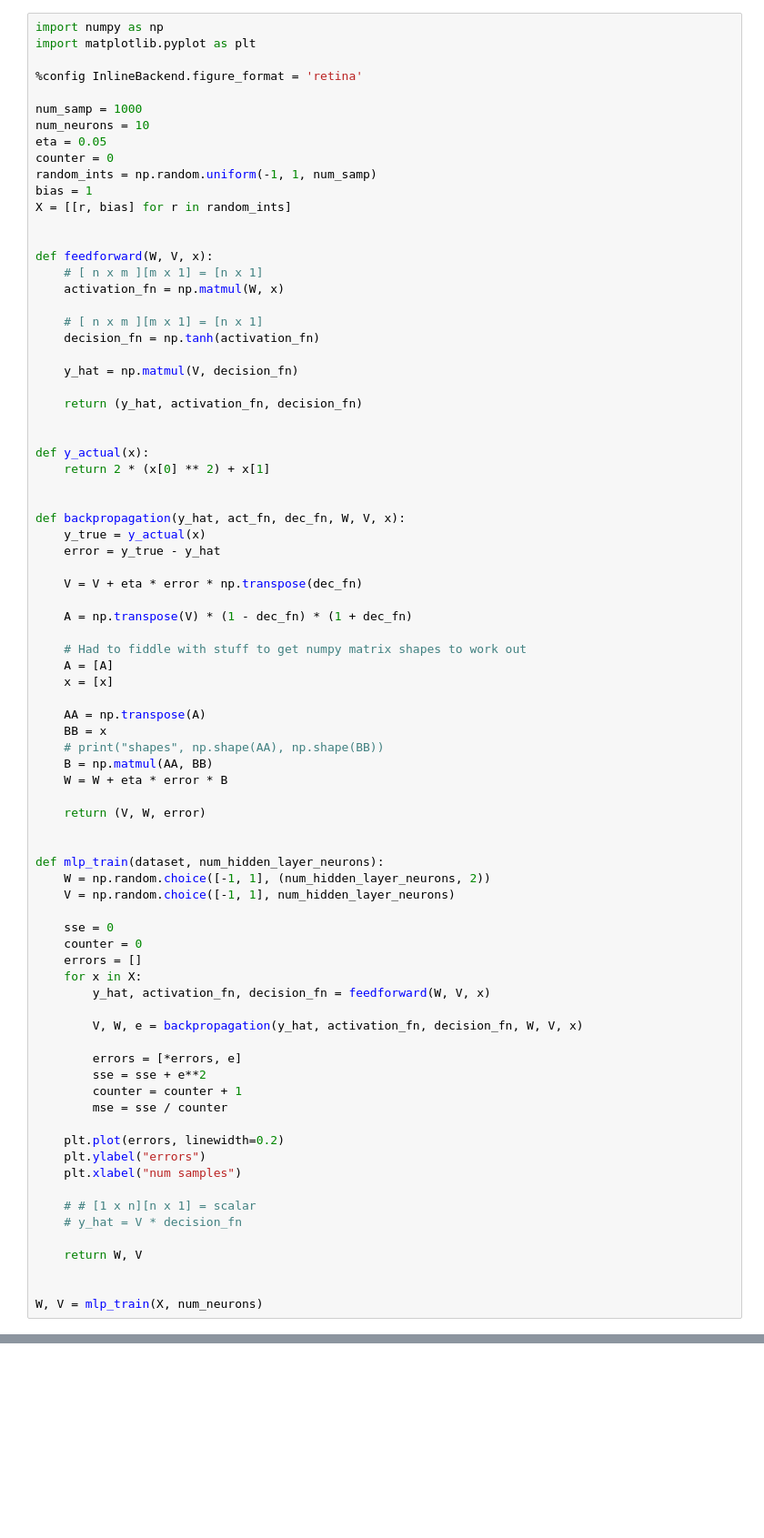
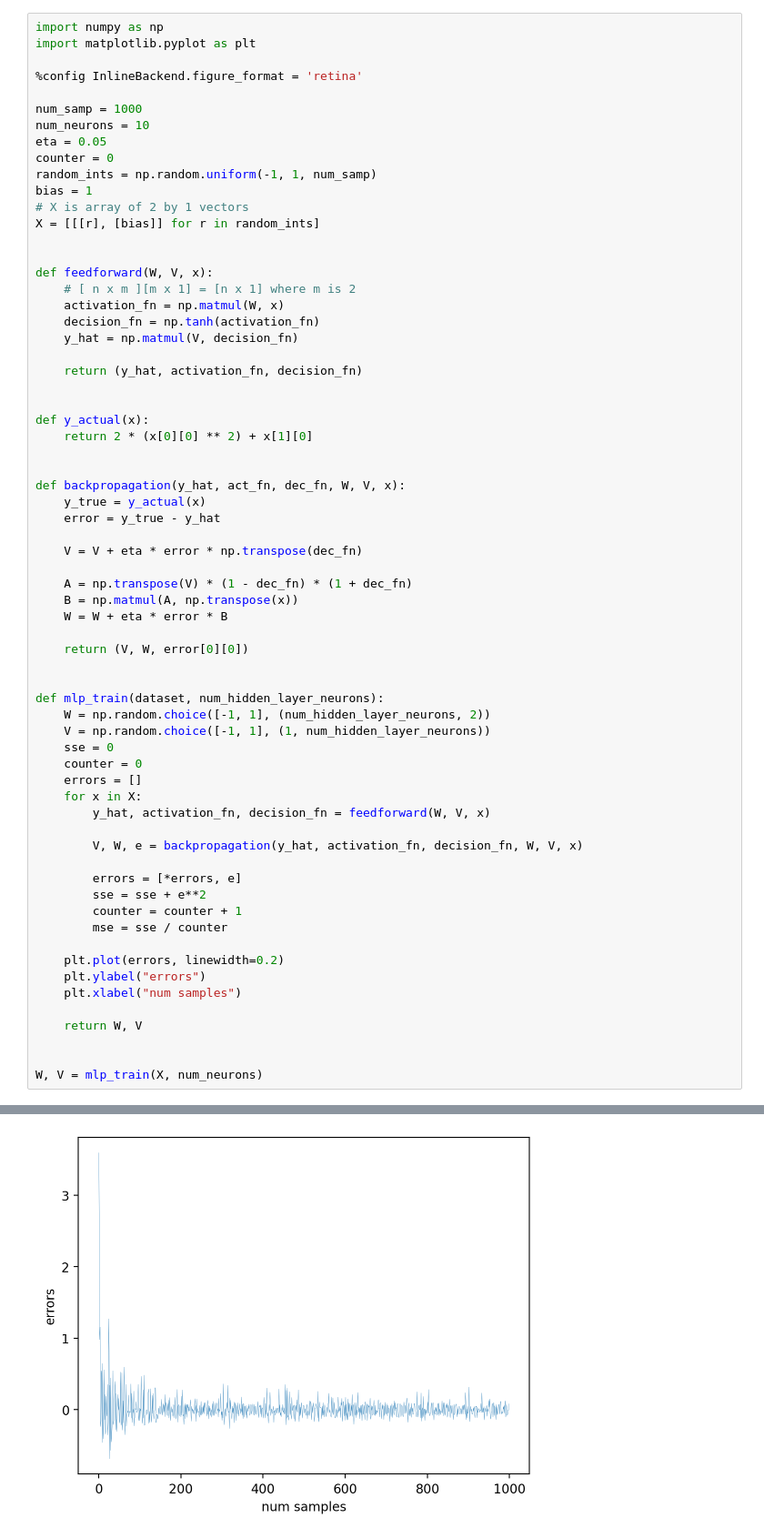
Before and after one commit to davvidbaker/aes-hw-s24, a Jupyter notebook: data-science/neural-network-workshop.ipynb, the cells around one changed output, grey strips where cells are left out. Shown at 91% size. Drawn from its saved outputs; the diff is of its cells as text; blank space fills up the shorter version.

```diff
--- a/data-science/neural-network-workshop.ipynb
+++ b/data-science/neural-network-workshop.ipynb
@@ -10,23 +10,21 @@ eta = 0.05
 counter = 0
 random_ints = np.random.uniform(-1, 1, num_samp)
 bias = 1
-X = [[r, bias] for r in random_ints]
+# X is array of 2 by 1 vectors
+X = [[[r], [bias]] for r in random_ints]
 
 
 def feedforward(W, V, x):
-    # [ n x m ][m x 1] = [n x 1]
+    # [ n x m ][m x 1] = [n x 1] where m is 2
     activation_fn = np.matmul(W, x)
-
-    # [ n x m ][m x 1] = [n x 1]
     decision_fn = np.tanh(activation_fn)
-
     y_hat = np.matmul(V, decision_fn)
 
     return (y_hat, activation_fn, decision_fn)
 
 
 def y_actual(x):
-    return 2 * (x[0] ** 2) + x[1]
+    return 2 * (x[0][0] ** 2) + x[1][0]
 
 
 def backpropagation(y_hat, act_fn, dec_fn, W, V, x):
@@ -36,24 +34,15 @@ def backpropagation(y_hat, act_fn, dec_fn, W, V, x):
     V = V + eta * error * np.transpose(dec_fn)
 
     A = np.transpose(V) * (1 - dec_fn) * (1 + dec_fn)
-
-    # Had to fiddle with stuff to get numpy matrix shapes to work out
-    A = [A]
-    x = [x]
-
-    AA = np.transpose(A)
-    BB = x
-    # print("shapes", np.shape(AA), np.shape(BB))
-    B = np.matmul(AA, BB)
+    B = np.matmul(A, np.transpose(x))
     W = W + eta * error * B
 
-    return (V, W, error)
+    return (V, W, error[0][0])
 
 
 def mlp_train(dataset, num_hidden_layer_neurons):
     W = np.random.choice([-1, 1], (num_hidden_layer_neurons, 2))
-    V = np.random.choice([-1, 1], num_hidden_layer_neurons)
-
+    V = np.random.choice([-1, 1], (1, num_hidden_layer_neurons))
     sse = 0
     counter = 0
     errors = []
@@ -71,9 +60,6 @@ def mlp_train(dataset, num_hidden_layer_neurons):
     plt.ylabel("errors")
     plt.xlabel("num samples")
 
-    # # [1 x n][n x 1] = scalar
-    # y_hat = V * decision_fn
-
     return W, V
 
 
@@ -83 +68,2 @@ ValueError: matmul: Input operand 1 has a mismatch in its core dimension 0, with
+[figure, added]
 # %%
```
Also changed, not shown: parts of 3 cells of this notebook.
